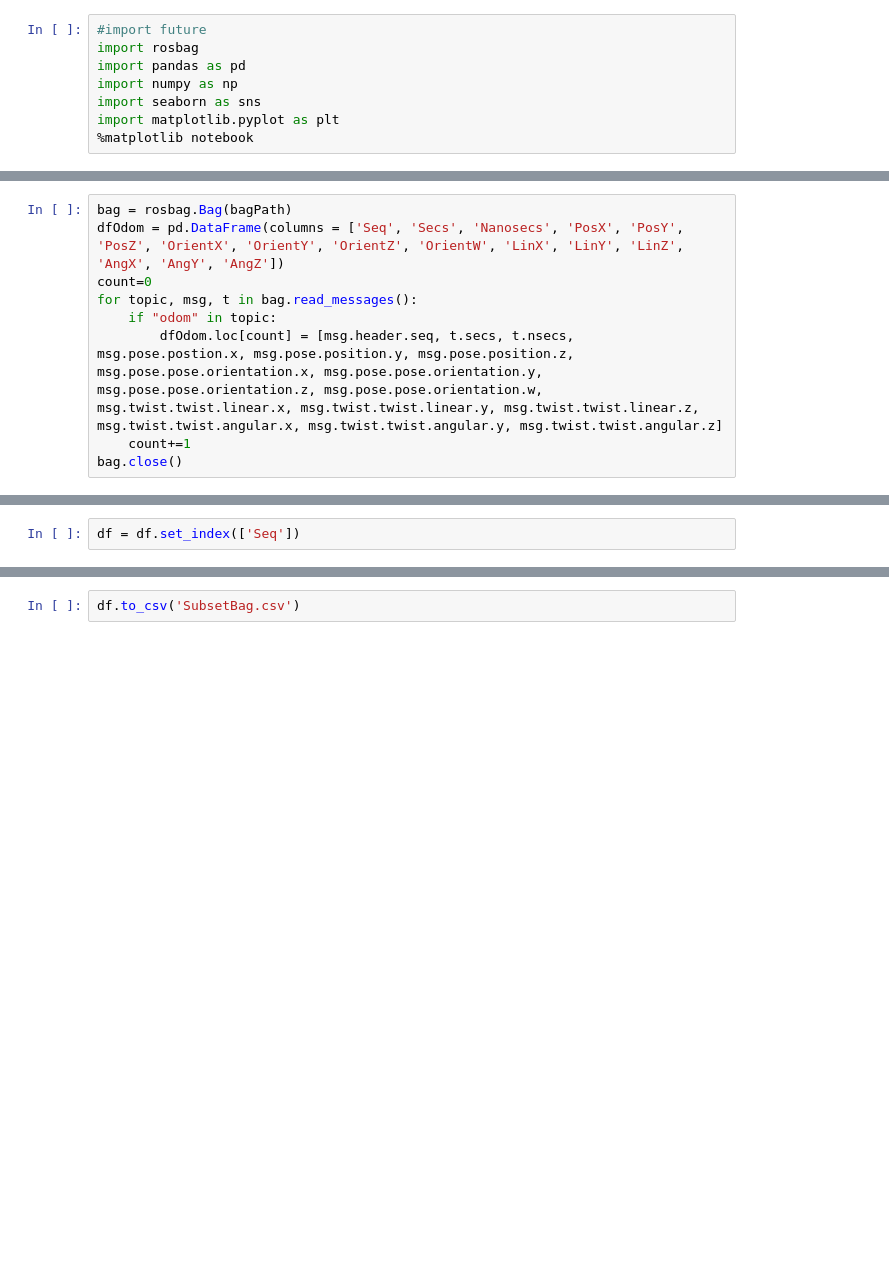
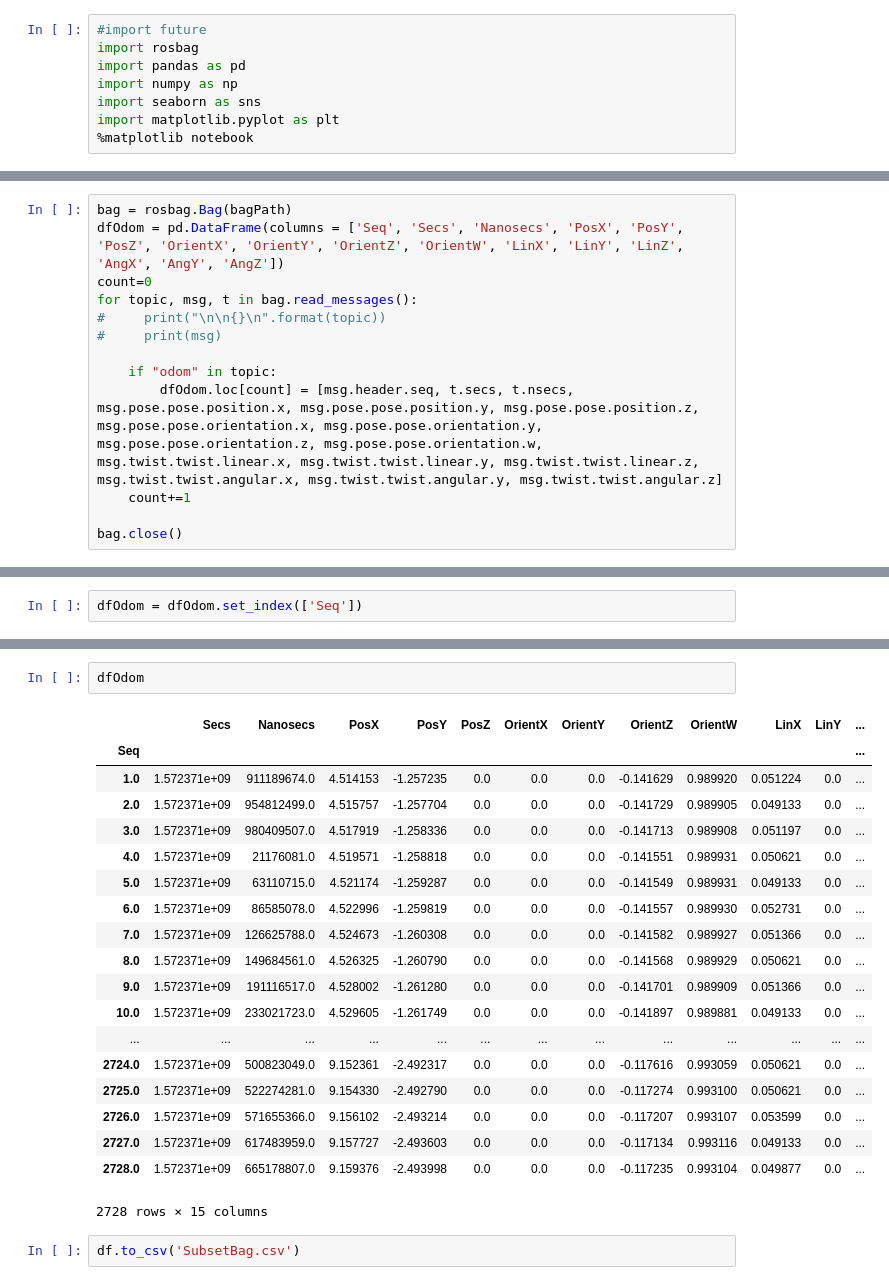
Before and after one commit to jlaframboise/Robo-Traverse, a Jupyter notebook: Notebooks/ReadExperimentData.ipynb, the cells around one changed output, grey strips where cells are left out. Drawn from its saved outputs; the diff is of its cells as text; blank space fills up the shorter version.

Commit message:
Debugged reference issue, now outputs values to dataframes

```diff
--- a/Notebooks/ReadExperimentData.ipynb
+++ b/Notebooks/ReadExperimentData.ipynb
@@ -53,7 +55,11 @@ bag = rosbag.Bag(bagPath)
 dfOdom = pd.DataFrame(columns = ['Seq', 'Secs', 'Nanosecs', 'PosX', 'PosY', 'PosZ', 'OrientX', 'OrientY', 'OrientZ', 'OrientW', 'LinX', 'LinY', 'LinZ', 'AngX', 'AngY', 'AngZ'])
 count=0
 for topic, msg, t in bag.read_messages():
+#     print("\n\n{}\n".format(topic))
+#     print(msg)
+
     if "odom" in topic:
-        dfOdom.loc[count] = [msg.header.seq, t.secs, t.nsecs, msg.pose.postion.x, msg.pose.position.y, msg.pose.position.z, msg.pose.pose.orientation.x, msg.pose.pose.orientation.y, msg.pose.pose.orientation.z, msg.pose.pose.orientation.w, msg.twist.twist.linear.x, msg.twist.twist.linear.y, msg.twist.twist.linear.z, msg.twist.twist.angular.x, msg.twist.twist.angular.y, msg.twist.twist.angular.z]
+        dfOdom.loc[count] = [msg.header.seq, t.secs, t.nsecs, msg.pose.pose.position.x, msg.pose.pose.position.y, msg.pose.pose.position.z, msg.pose.pose.orientation.x, msg.pose.pose.orientation.y, msg.pose.pose.orientation.z, msg.pose.pose.orientation.w, msg.twist.twist.linear.x, msg.twist.twist.linear.y, msg.twist.twist.linear.z, msg.twist.twist.angular.x, msg.twist.twist.angular.y, msg.twist.twist.angular.z]
     count+=1
+
 bag.close()
@@ -69,4 +73,4 @@ for topic, msg, t in bag.read_messages():
     count+=1
 bag.close()
 # %%
-df = df.set_index(['Seq'])
+dfOdom = dfOdom.set_index(['Seq'])
@@ -95,3 +77,25 @@ df
+# %%
+dfOdom
+# %% [output]
+|  | Secs | Nanosecs | PosX | PosY | PosZ | OrientX | OrientY | OrientZ | OrientW | LinX | LinY | ... |
+| Seq |  |  |  |  |  |  |  |  |  |  |  | ... |
+| 1.0 | 1.572371e+09 | 911189674.0 | 4.514153 | -1.257235 | 0.0 | 0.0 | 0.0 | -0.141629 | 0.989920 | 0.051224 | 0.0 | ... |
+| 2.0 | 1.572371e+09 | 954812499.0 | 4.515757 | -1.257704 | 0.0 | 0.0 | 0.0 | -0.141729 | 0.989905 | 0.049133 | 0.0 | ... |
+| 3.0 | 1.572371e+09 | 980409507.0 | 4.517919 | -1.258336 | 0.0 | 0.0 | 0.0 | -0.141713 | 0.989908 | 0.051197 | 0.0 | ... |
+| 4.0 | 1.572371e+09 | 21176081.0 | 4.519571 | -1.258818 | 0.0 | 0.0 | 0.0 | -0.141551 | 0.989931 | 0.050621 | 0.0 | ... |
+| 5.0 | 1.572371e+09 | 63110715.0 | 4.521174 | -1.259287 | 0.0 | 0.0 | 0.0 | -0.141549 | 0.989931 | 0.049133 | 0.0 | ... |
+| 6.0 | 1.572371e+09 | 86585078.0 | 4.522996 | -1.259819 | 0.0 | 0.0 | 0.0 | -0.141557 | 0.989930 | 0.052731 | 0.0 | ... |
+| 7.0 | 1.572371e+09 | 126625788.0 | 4.524673 | -1.260308 | 0.0 | 0.0 | 0.0 | -0.141582 | 0.989927 | 0.051366 | 0.0 | ... |
+| 8.0 | 1.572371e+09 | 149684561.0 | 4.526325 | -1.260790 | 0.0 | 0.0 | 0.0 | -0.141568 | 0.989929 | 0.050621 | 0.0 | ... |
+| 9.0 | 1.572371e+09 | 191116517.0 | 4.528002 | -1.261280 | 0.0 | 0.0 | 0.0 | -0.141701 | 0.989909 | 0.051366 | 0.0 | ... |
+| 10.0 | 1.572371e+09 | 233021723.0 | 4.529605 | -1.261749 | 0.0 | 0.0 | 0.0 | -0.141897 | 0.989881 | 0.049133 | 0.0 | ... |
+| ... | ... | ... | ... | ... | ... | ... | ... | ... | ... | ... | ... | ... |
+| 2724.0 | 1.572371e+09 | 500823049.0 | 9.152361 | -2.492317 | 0.0 | 0.0 | 0.0 | -0.117616 | 0.993059 | 0.050621 | 0.0 | ... |
+| 2725.0 | 1.572371e+09 | 522274281.0 | 9.154330 | -2.492790 | 0.0 | 0.0 | 0.0 | -0.117274 | 0.993100 | 0.050621 | 0.0 | ... |
+| 2726.0 | 1.572371e+09 | 571655366.0 | 9.156102 | -2.493214 | 0.0 | 0.0 | 0.0 | -0.117207 | 0.993107 | 0.053599 | 0.0 | ... |
+| 2727.0 | 1.572371e+09 | 617483959.0 | 9.157727 | -2.493603 | 0.0 | 0.0 | 0.0 | -0.117134 | 0.993116 | 0.049133 | 0.0 | ... |
+| 2728.0 | 1.572371e+09 | 665178807.0 | 9.159376 | -2.493998 | 0.0 | 0.0 | 0.0 | -0.117235 | 0.993104 | 0.049877 | 0.0 | ... |
+2728 rows × 15 columns
 # %%
 df.to_csv('SubsetBag.csv')
 # %%
```
Also changed, not shown: parts of 4 cells of this notebook.
